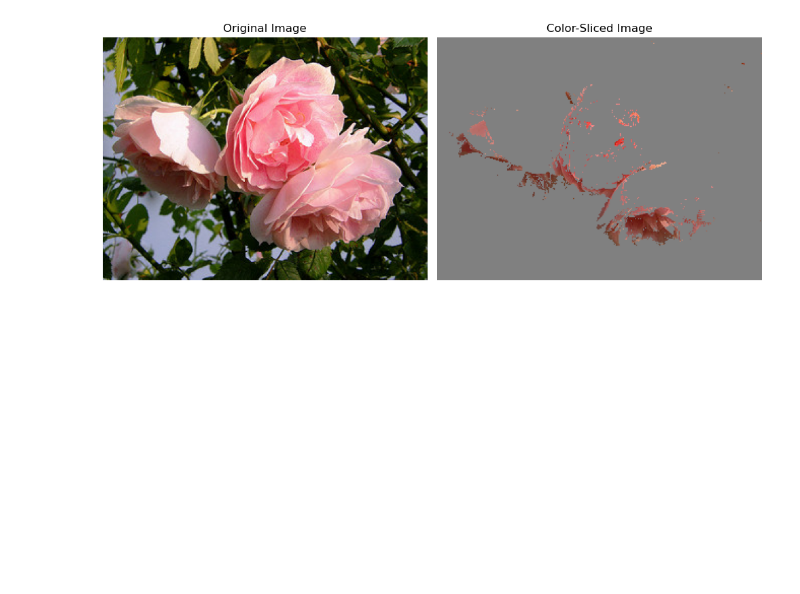
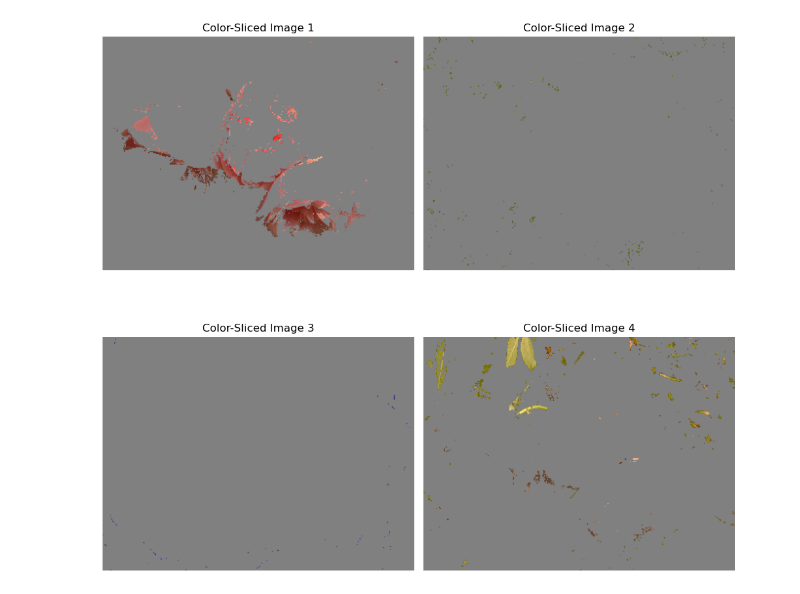
Before and after one commit to vidyadharbendre/learn_computer_vision_using_examples, a Jupyter notebook: notebooks/color_slicing.ipynb, the cells around one changed output. Saved outputs shown, nothing was run; the diff lists cells and outputs as text; code cells hidden in the pictures; blank space fills up the shorter version.

Commit message:
added color slicing

```diff
--- a/notebooks/color_slicing.ipynb
+++ b/notebooks/color_slicing.ipynb
@@ -3,7 +3,6 @@ import cv2
 import numpy as np
 import matplotlib.pyplot as plt
 import os
-
 
 """
 COLOR SLICING
@@ -32,69 +31,65 @@ In the example provided, a color-slicing technique is applied to highlight the r
 This method is simple and effective but may need adjustments in color bounds to account for different lighting conditions and variations in the object being detected.
 
 This process can be extended for more complex color manipulations and combined with other techniques to perform more advanced image processing tasks.
-
 """
 
-
-def color_slicing(image_path, lower_bound, upper_bound):
+def color_slicing(image_path, color_ranges):
     # Load the image
     original = cv2.imread(image_path)
 
     # Convert image to RGB
     original_rgb = cv2.cvtColor(original, cv2.COLOR_BGR2RGB)
 
     # Convert image to HSV (Hue, Saturation, Value) color space
     hsv_image = cv2.cvtColor(original, cv2.COLOR_BGR2HSV)
 
-    # Create a mask based on the color range
-    mask = cv2.inRange(hsv_image, lower_bound, upper_bound)
+    # Create a figure to display images in a grid
+    rows = len(color_ranges) // 2 + len(color_ranges) % 2  # Calculate rows needed based on the number of ranges
+    plt.figure(figsize=(10, 5 * rows))  # Adjust the figure size based on number of rows
 
-    # Create an inverse mask
-    inverse_mask = cv2.bitwise_not(mask)
+    for idx, (lower_bound, upper_bound) in enumerate(color_ranges):
+        # Create a mask based on the color range
+        mask = cv2.inRange(hsv_image, lower_bound, upper_bound)
 
-    # Extract the region of interest (ROI) from the image using the mask
-    result_image = cv2.bitwise_and(original_rgb, original_rgb, mask=mask)
+        # Create an inverse mask
+        inverse_mask = cv2.bitwise_not(mask)
 
-    # Replace non-selected regions with a neutral color (gray)
-    neutral_image = np.full_like(original_rgb, (128, 128, 128))  # Gray
-    non_selected = cv2.bitwise_and(neutral_image, neutral_image, mask=inverse_mask)
+        # Extract the region of interest (ROI) from the image using the mask
+        result_image = cv2.bitwise_and(original_rgb, original_rgb, mask=mask)
 
-    # Combine the selected regions and the neutral regions
-    final_result = cv2.add(result_image, non_selected)
+        # Replace non-selected regions with a neutral color (gray)
+        neutral_image = np.full_like(original_rgb, (128, 128, 128))  # Gray
+        non_selected = cv2.bitwise_and(neutral_image, neutral_image, mask=inverse_mask)
 
-    # Plot the original and the color-sliced images
-    plt.figure(figsize=(10, 5))
+        # Combine the selected regions and the neutral regions
+        final_result = cv2.add(result_image, non_selected)
 
-    # Display original image
-    plt.subplot(1, 2, 1)
-    plt.imshow(original_rgb)
-    plt.title("Original Image")
-    plt.axis('off')
-
-    # Display color-sliced image
-    plt.subplot(1, 2, 2)
-    plt.imshow(final_result)
-    plt.title("Color-Sliced Image")
-    plt.axis('off')
+        # Display the color-sliced image in the grid
+        plt.subplot(rows, 2, idx + 1)
+        plt.imshow(final_result)
+        plt.title(f"Color-Sliced Image {idx + 1}")
+        plt.axis('off')
 
     plt.tight_layout()
     plt.show()
 
-# Path to the 'roses.jpg' image in the 'data/images' folder
-image_folder = 'data/images'
-image_file = 'roses.jpg'
-image_path = os.path.join(image_folder, image_file)
+# Path to the image
+image_path = 'data/images/roses.jpg'
+
+# Define the color ranges (HSV space) for different colors
+# Lower and upper bounds of colors in HSV space
+color_ranges = [
+    (np.array([0, 100, 100]), np.array([10, 255, 255])),  # Red
+    (np.array([35, 100, 100]), np.array([85, 255, 255])),  # Green
+    (np.array([100, 100, 100]), np.array([140, 255, 255])),  # Blue
+    (np.array([10, 100, 100]), np.array([30, 255, 255])),  # Orange
+]
 
 # Check if the file exists
 if os.path.exists(image_path):
-    # Define the color range (HSV space) for red color
-    # Lower and upper bounds of red in HSV space
-    lower_red = np.array([0, 100, 100])  # Lower bound for red
-    upper_red = np.array([10, 255, 255])  # Upper bound for red
-
     # Call the function to perform color slicing
-    color_slicing(image_path, lower_red, upper_red)
+    color_slicing(image_path, color_ranges)
 else:
-    print(f"Error: The image '{image_file}' was not found in the folder '{image_folder}'.")
+    print(f"Error: The image '{image_path}' was not found.")
 # %% [output]
-[figure, old version]
+[figure, new version]
```
